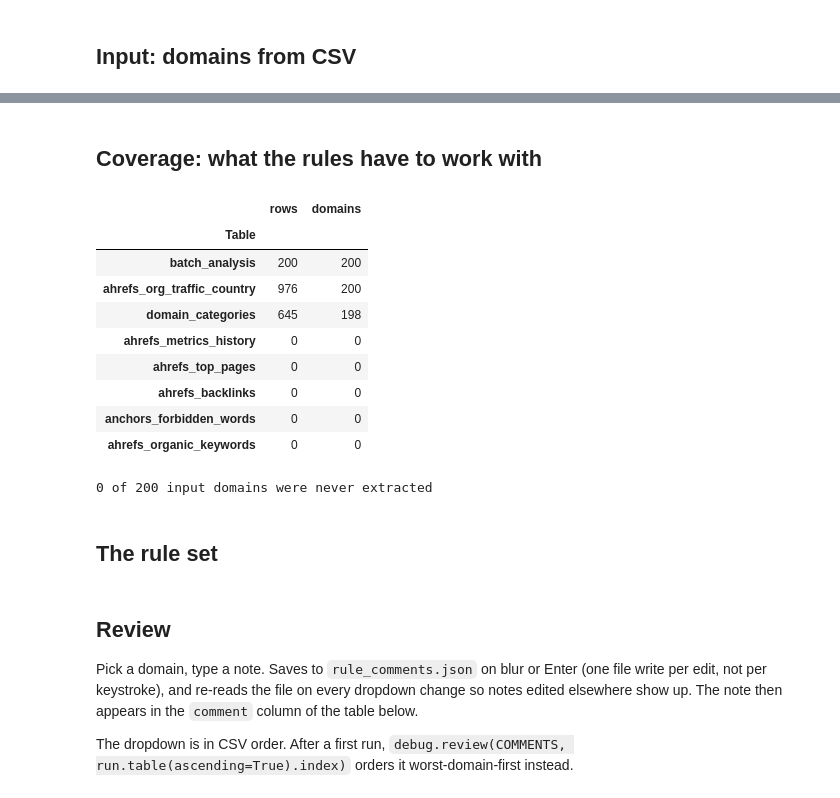
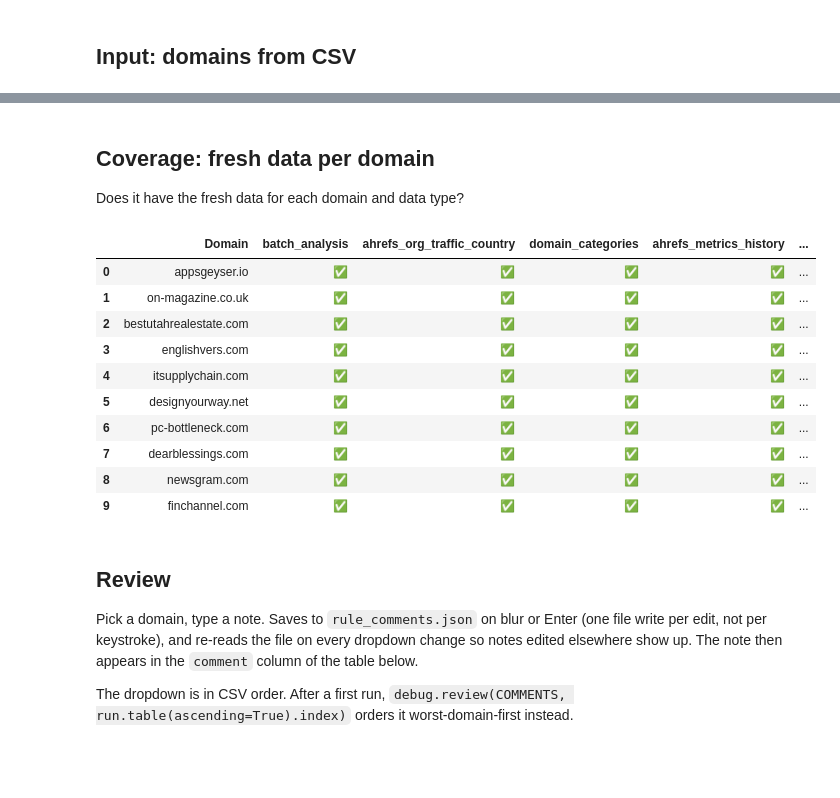
Before and after one commit to as-polyakov/checkerduck, a Jupyter notebook: notebooks/rules_debug.ipynb, the cells around one changed output, grey strips where cells are left out. Cells and saved outputs as stored; diff of their text form; code cells hidden in the pictures; blank space fills up the shorter version.

```diff
--- a/notebooks/rules_debug.ipynb
+++ b/notebooks/rules_debug.ipynb
@@ -29,22 +30,42 @@ The autoreload extension is already loaded. To reload it, use:
 ROOT = debug.project_root()          # repo root, however the kernel was started
 
 CSV_PATH   = ROOT / "data" / "candidate_domains.csv"
-DB_PATH    = ROOT / "data" / "checkerduck.db"
+DB_PATH    = ROOT / "checkerduck.db"
 NOTES_PATH = ROOT / "notebooks" / "rule_comments.json"
 TARGET_ID  = "x"
 LIMIT      = 200          # the CSV holds ~785 rows; extraction covered the first 200
 
 init_database(db_path=str(DB_PATH), alembic_ini_path=str(ROOT / "alembic.ini") )
 
-DOMAINS = pd.read_csv(CSV_PATH)["url"].dropna().unique().tolist()[:LIMIT]
+ANALYSIS = Analysis(
+        target_id="x",
+        name=None,
+        status=None,
+        created_at=fetched_at_now(),
+        completed_at=None,
+        processed_domains=None,
+        domains=[
+            # AnalysisDomain(domain=d, price_usd=0, notes=None) for d in candidate_domains['url'][:200]],
+            AnalysisDomain(domain=d, price_usd=0, notes=None) for d in [
+               'appsgeyser.io',
+               'on-magazine.co.uk',
+               'bestutahrealestate.com',
+               'englishvers.com',
+               'itsupplychain.com',
+               'designyourway.net',
+               'pc-bottleneck.com',
+               'dearblessings.com',
+               'newsgram.com',
+               'finchannel.com'
+            ]],
+    )
+
 
 # Your notes per domain. A plain JSON file, so they survive kernel restarts.
 COMMENTS = debug.Comments(NOTES_PATH)
 
 print(f"root     {ROOT}")
-print(f"domains  {len(DOMAINS)} from {CSV_PATH.relative_to(ROOT)}, e.g. {DOMAINS[:3]}")
+print(f"domains  {len(ANALYSIS.domains)} e.g. {ANALYSIS.domains[:3]}")
 print(f"notes    {COMMENTS}")
-
-DOMAINS
 # %% [output]
 root     /Users/antonpolyakov/dev/checkerduck
@@ -70,25 +74,22 @@ notes    Comments('/Users/antonpolyakov/dev/checkerduck/notebooks/rule_comments.
 # %% [markdown]
-## Coverage: what the rules have to work with
+## Coverage: fresh data per domain
+
+Does it have the fresh data for each domain and data type?
 # %%
-display(debug.coverage(TARGET_ID))
-
-missing = debug.missing_domains(TARGET_ID, DOMAINS)
-print(f"{len(missing)} of {len(DOMAINS)} input domains were never extracted"
-      + (f", e.g. {missing[:5]}" if missing else ""))
+domains = [d.domain for d in ANALYSIS.domains]
+debug.data_freshness(domains)
 # %% [output]
-|  | rows | domains |
-| Table |  |  |
-| batch_analysis | 200 | 200 |
-| ahrefs_org_traffic_country | 976 | 200 |
-| domain_categories | 645 | 198 |
-| ahrefs_metrics_history | 0 | 0 |
-| ahrefs_top_pages | 0 | 0 |
-| ahrefs_backlinks | 0 | 0 |
-| anchors_forbidden_words | 0 | 0 |
-| ahrefs_organic_keywords | 0 | 0 |
+|  | Domain | batch_analysis | ahrefs_org_traffic_country | domain_categories | ahrefs_metrics_history | ... |
+| 0 | appsgeyser.io | ✅ | ✅ | ✅ | ✅ | ... |
+| 1 | on-magazine.co.uk | ✅ | ✅ | ✅ | ✅ | ... |
+| 2 | bestutahrealestate.com | ✅ | ✅ | ✅ | ✅ | ... |
+| 3 | englishvers.com | ✅ | ✅ | ✅ | ✅ | ... |
+| 4 | itsupplychain.com | ✅ | ✅ | ✅ | ✅ | ... |
+| 5 | designyourway.net | ✅ | ✅ | ✅ | ✅ | ... |
+| 6 | pc-bottleneck.com | ✅ | ✅ | ✅ | ✅ | ... |
+| 7 | dearblessings.com | ✅ | ✅ | ✅ | ✅ | ... |
+| 8 | newsgram.com | ✅ | ✅ | ✅ | ✅ | ... |
+| 9 | finchannel.com | ✅ | ✅ | ✅ | ✅ | ... |
-0 of 200 input domains were never extracted
-# %% [markdown]
-## The rule set
 # %% [markdown]
 ## Review
 
```
Also changed, not shown: parts of 5 cells of this notebook, 19 other files.
